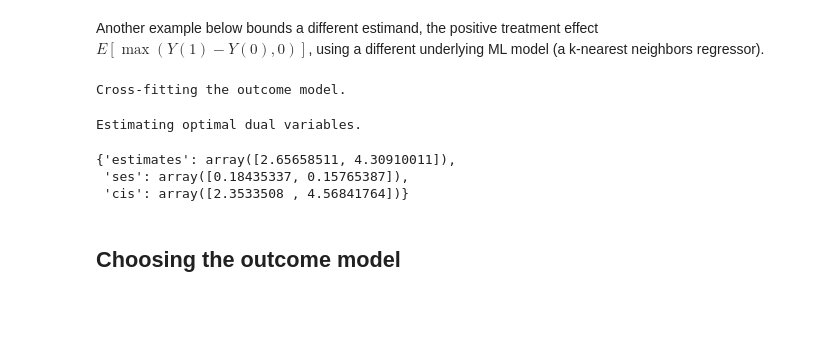
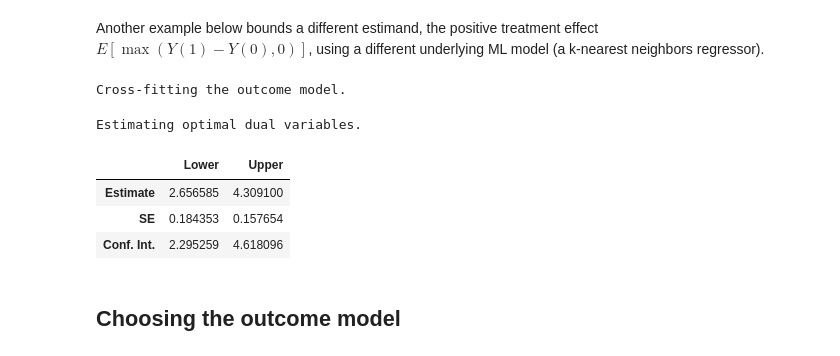
Before and after one commit to amspector100/dualbounds, a Jupyter notebook: docs/source/tutorials.ipynb, the cells around one changed output. Drawn from its saved outputs; the diff is of its cells as text; code cells hidden in the pictures; blank space fills up the shorter version.

```diff
--- a/docs/source/tutorials.ipynb
+++ b/docs/source/tutorials.ipynb
@@ -84,21 +105,20 @@ Another example below bounds a different estimand, the positive treatment effect
 # %%
 dbnd = DualBounds(
     f=lambda y0, y1, x: np.maximum(y1-y0,0), # new estimand
     X=data['X'], # n x p covariate matrix
     W=data['W'], # n-length treatment vector
     y=data['y'], # n-length outcome vector
     pis=data['pis'], # n-length propensity scores (optional)
     Y_model='knn', # description of model for Y | X, W
 )
-dbnd.compute_dual_bounds(
-    alpha=0.1 # nominal level
-)
+dbnd.fit().results()
 # %% [output]
 Cross-fitting the outcome model.
 Estimating optimal dual variables.
-{'estimates': array([2.65658511, 4.30910011]),
- 'ses': array([0.18435337, 0.15765387]),
- 'cis': array([2.3533508 , 4.56841764])}
+|  | Lower | Upper |
+| Estimate | 2.656585 | 4.309100 |
+| SE | 0.184353 | 0.157654 |
+| Conf. Int. | 2.295259 | 4.618096 |
 # %% [markdown]
 ## Choosing the outcome model
 # %% [markdown]
```
Also changed, not shown: parts of 16 cells of this notebook, 14 other files.
